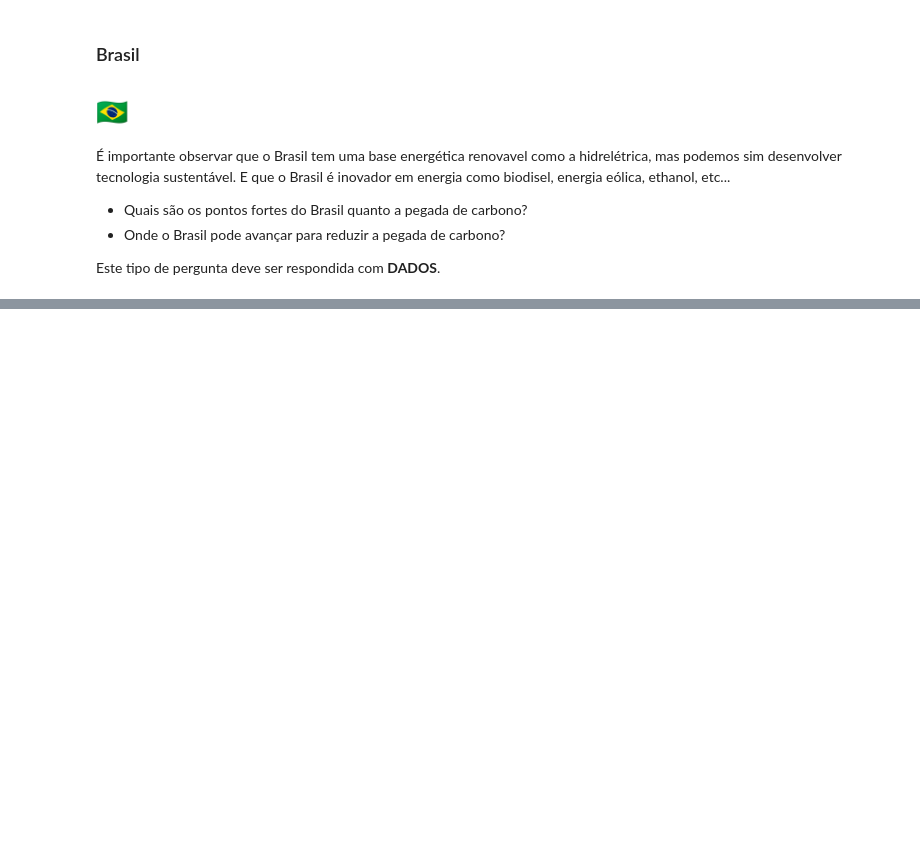
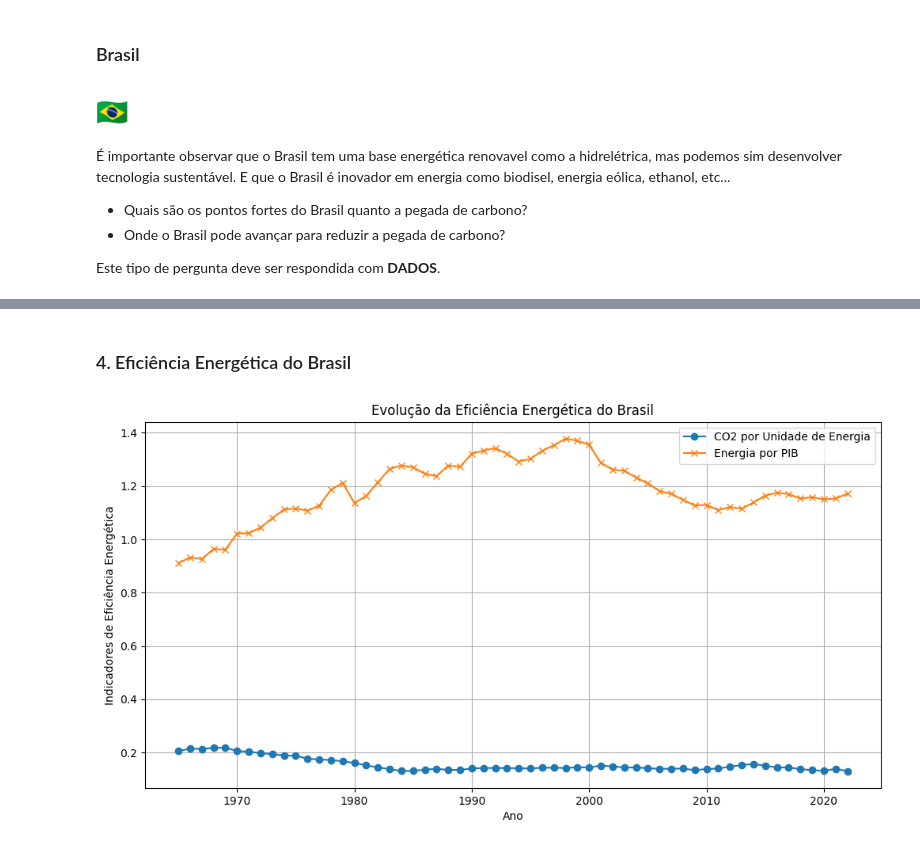
Before and after one commit to G3n4r00/DS-Global-Solution-2SEM, a Jupyter notebook: FIAP-GS2-DSS-Projeto-Final-C02.ipynb, the cells around one changed output, grey strips where cells are left out. Saved outputs shown, nothing was run; the diff lists cells and outputs as text; code cells hidden in the pictures; blank space fills up the shorter version.

```diff
--- a/FIAP-GS2-DSS-Projeto-Final-C02.ipynb
+++ b/FIAP-GS2-DSS-Projeto-Final-C02.ipynb
@@ -144,0 +465,16 @@ Este tipo de pergunta deve ser respondida com **DADOS**.
+# %% [markdown]
+### 4. Eficiência Energética do Brasil
+# %%
+# Plotar eficiência energética
+plt.figure(figsize=(12, 6))
+plt.plot(brazil_df['year'], brazil_df['co2_per_unit_energy'], label='CO2 por Unidade de Energia', marker='o')
+plt.plot(brazil_df['year'], brazil_df['energy_per_gdp'], label='Energia por PIB', marker='x')
+
+plt.title("Evolução da Eficiência Energética do Brasil")
+plt.xlabel("Ano")
+plt.ylabel("Indicadores de Eficiência Energética")
+plt.legend()
+plt.grid()
+plt.show()
+# %% [output]
+[figure, added]
```
Also changed, not shown: parts of 73 cells of this notebook, 2 other files.
